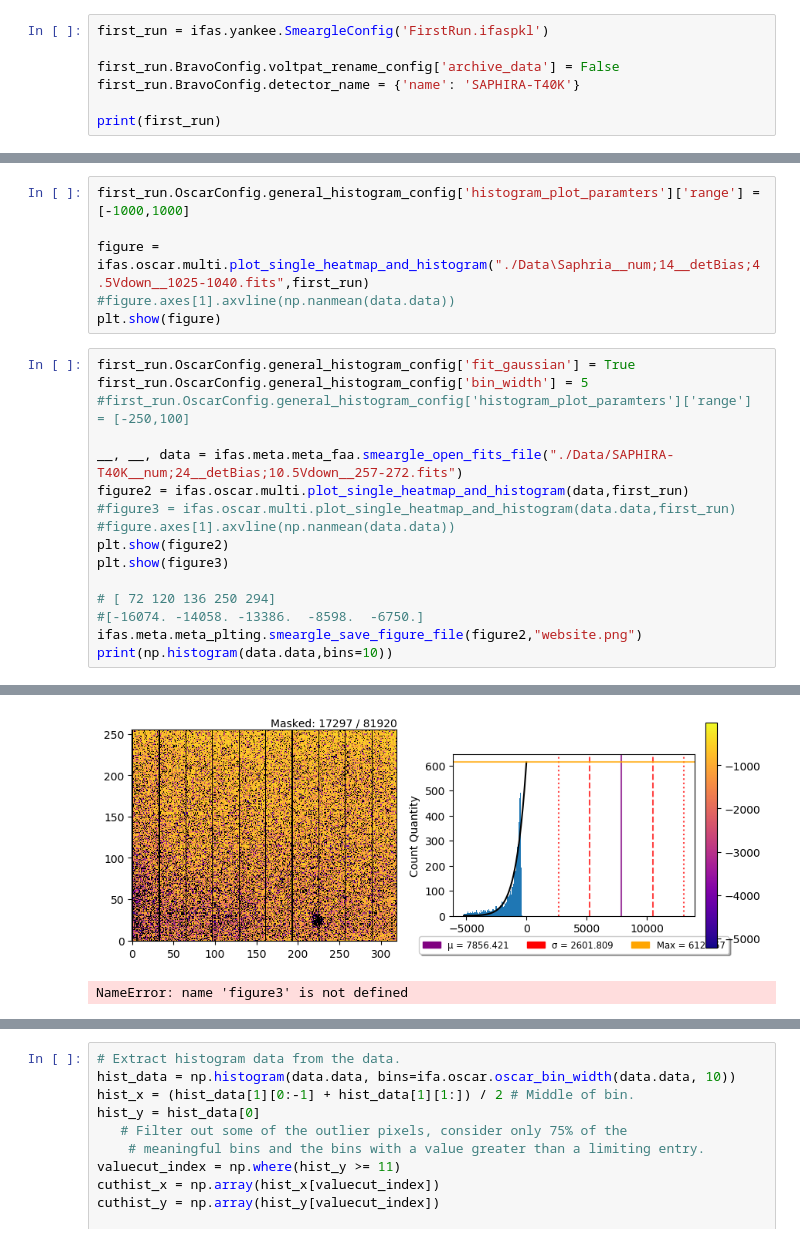
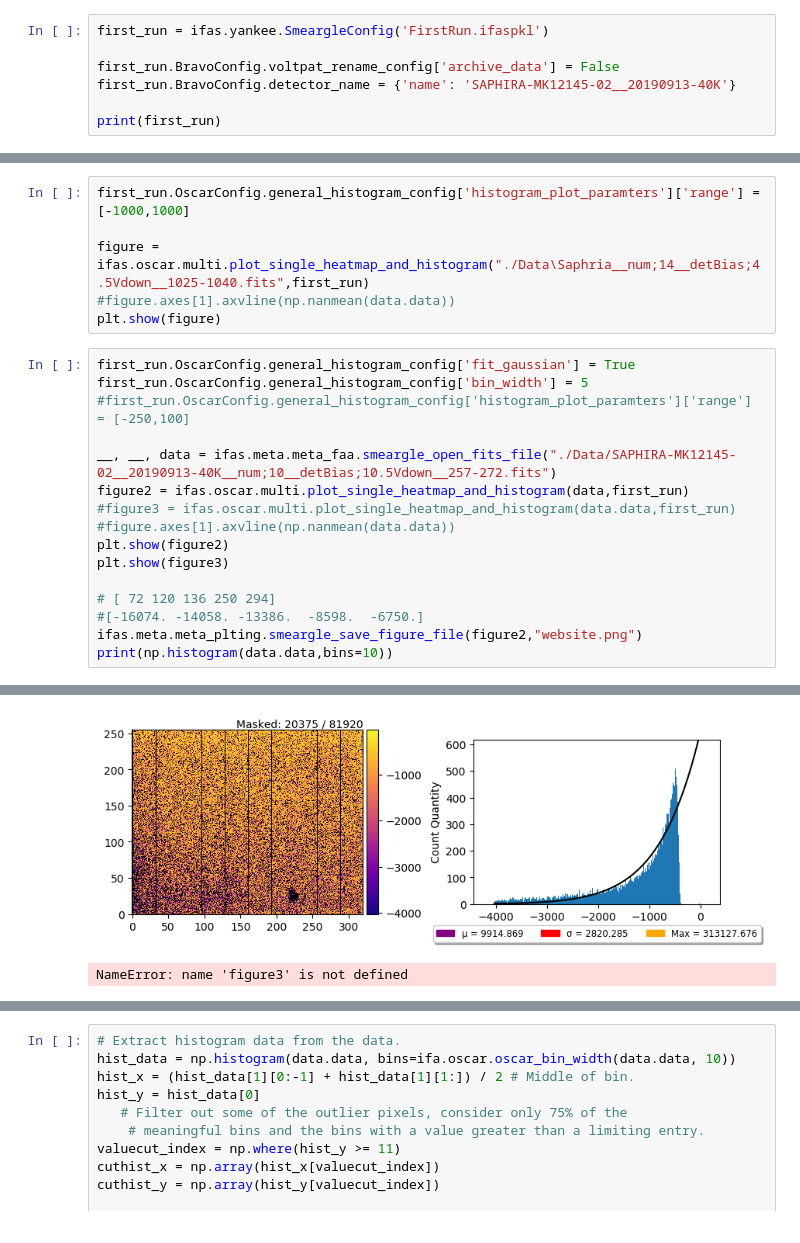
Before and after one commit to psmd-iberutaru/IfA-Smeargle, a Jupyter notebook: Testing.ipynb, the cells around one changed output, grey strips where cells are left out. Drawn from its saved outputs; the diff is of its cells as text.

```diff
--- a/Testing.ipynb
+++ b/Testing.ipynb
@@ -19,7 +19,7 @@ import IfA_Smeargle as ifas
 first_run = ifas.yankee.SmeargleConfig('FirstRun.ifaspkl')
 
 first_run.BravoConfig.voltpat_rename_config['archive_data'] = False
-first_run.BravoConfig.detector_name = {'name': 'SAPHIRA-T40K'}
+first_run.BravoConfig.detector_name = {'name': 'SAPHIRA-MK12145-02__20190913-40K'}
 
 print(first_run)
 # %% [output]
@@ -72,7 +74,7 @@ first_run.OscarConfig.general_histogram_config['fit_gaussian'] = True
 first_run.OscarConfig.general_histogram_config['bin_width'] = 5
 #first_run.OscarConfig.general_histogram_config['histogram_plot_paramters']['range'] = [-250,100]
 
-__, __, data = ifas.meta.meta_faa.smeargle_open_fits_file("./Data/SAPHIRA-T40K__num;24__detBias;10.5Vdown__257-272.fits")
+__, __, data = ifas.meta.meta_faa.smeargle_open_fits_file("./Data/SAPHIRA-MK12145-02__20190913-40K__num;10__detBias;10.5Vdown__257-272.fits")
 figure2 = ifas.oscar.multi.plot_single_heatmap_and_histogram(data,first_run)
 #figure3 = ifas.oscar.multi.plot_single_heatmap_and_histogram(data.data,first_run)
 #figure.axes[1].axvline(np.nanmean(data.data))
@@ -88,4 +90,4 @@ WARNING: The fit may be unsuccessful; check fit_info['message'] for more informa
-[figure, old version]
+[figure, new version]
 NameError: name 'figure3' is not defined
 # %%
 __, __, data = ifas.meta.meta_faa.smeargle_open_fits_file("./Data\Saphria__num;14__detBias;4.5Vdown__257-272.fits")
```
Also changed, not shown: parts of 11 cells of this notebook, 13 other files.
